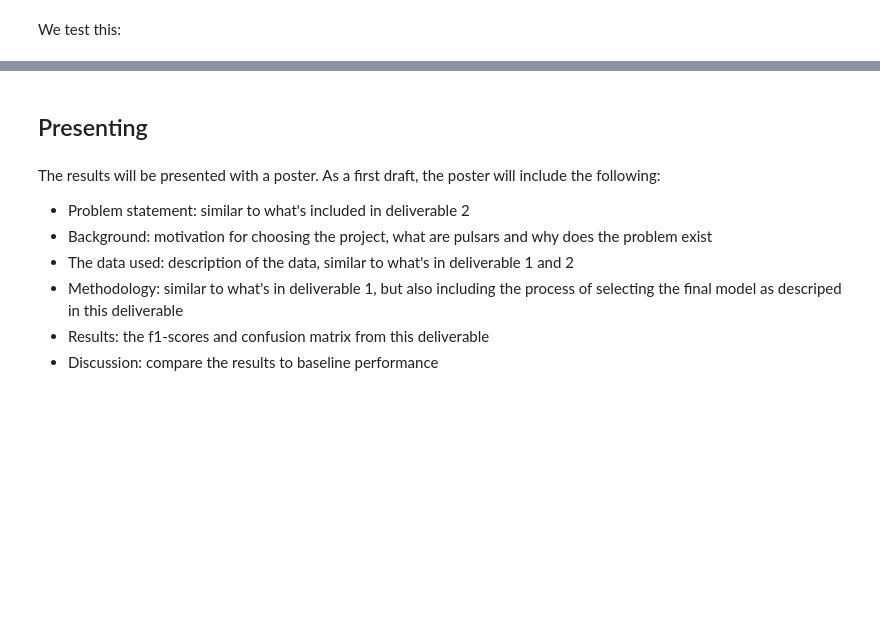
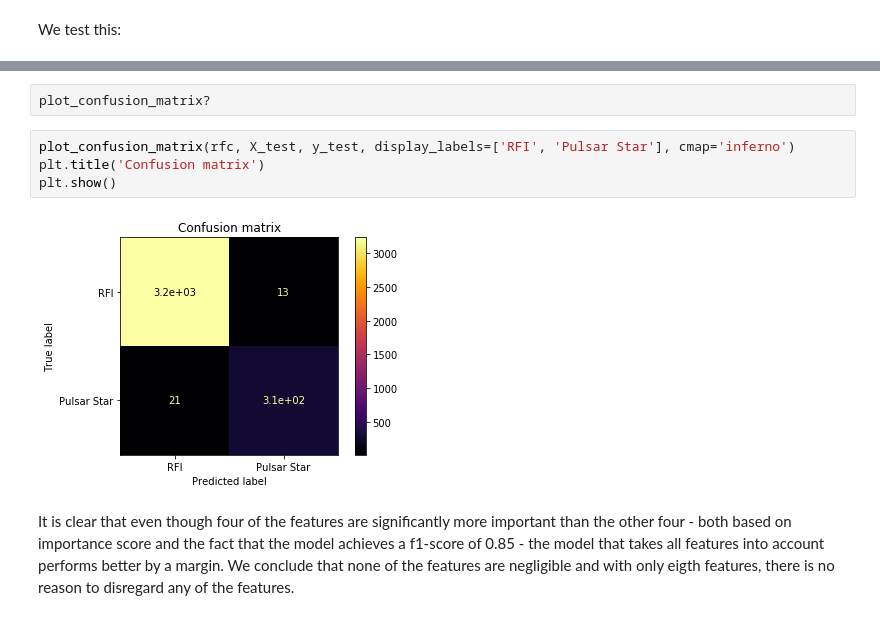
Before and after one commit to christianhbye/MAIS202, a Jupyter notebook: Final Project/Deliverables/Deliverable 4.ipynb, the cells around one changed output, grey strips where cells are left out. Cells and saved outputs as stored; diff of their text form; blank space fills up the shorter version.

```diff
--- a/Final Project/Deliverables/Deliverable 4.ipynb
+++ b/Final Project/Deliverables/Deliverable 4.ipynb
@@ -130,11 +174,10 @@ False negatives 40
-# %% [markdown]
-## Presenting
-# %% [markdown]
-The results will be presented with a poster. As a first draft, the poster will include the following:
-
-* Problem statement: similar to what's included in deliverable 2
-* Background: motivation for choosing the project, what are pulsars and why does the problem exist
-* The data used: description of the data, similar to what's in deliverable 1 and 2
-* Methodology: similar to what's in deliverable 1, but also including the process of selecting the final model as descriped in this deliverable
-* Results: the f1-scores and confusion matrix from this deliverable
-* Discussion: compare the results to baseline performance
+# %%
+plot_confusion_matrix?
+# %%
+plot_confusion_matrix(rfc, X_test, y_test, display_labels=['RFI', 'Pulsar Star'], cmap='inferno')
+plt.title('Confusion matrix')
+plt.show()
+# %% [output]
+[figure, added]
+# %% [markdown]
+It is clear that even though four of the features are significantly more important than the other four - both based on importance score and the fact that the model achieves a f1-score of 0.85 - the model that takes all features into account performs better by a margin. We conclude that none of the features are negligible and with only eigth features, there is no reason to disregard any of the features.
```
Also changed, not shown: parts of 10 cells of this notebook.
